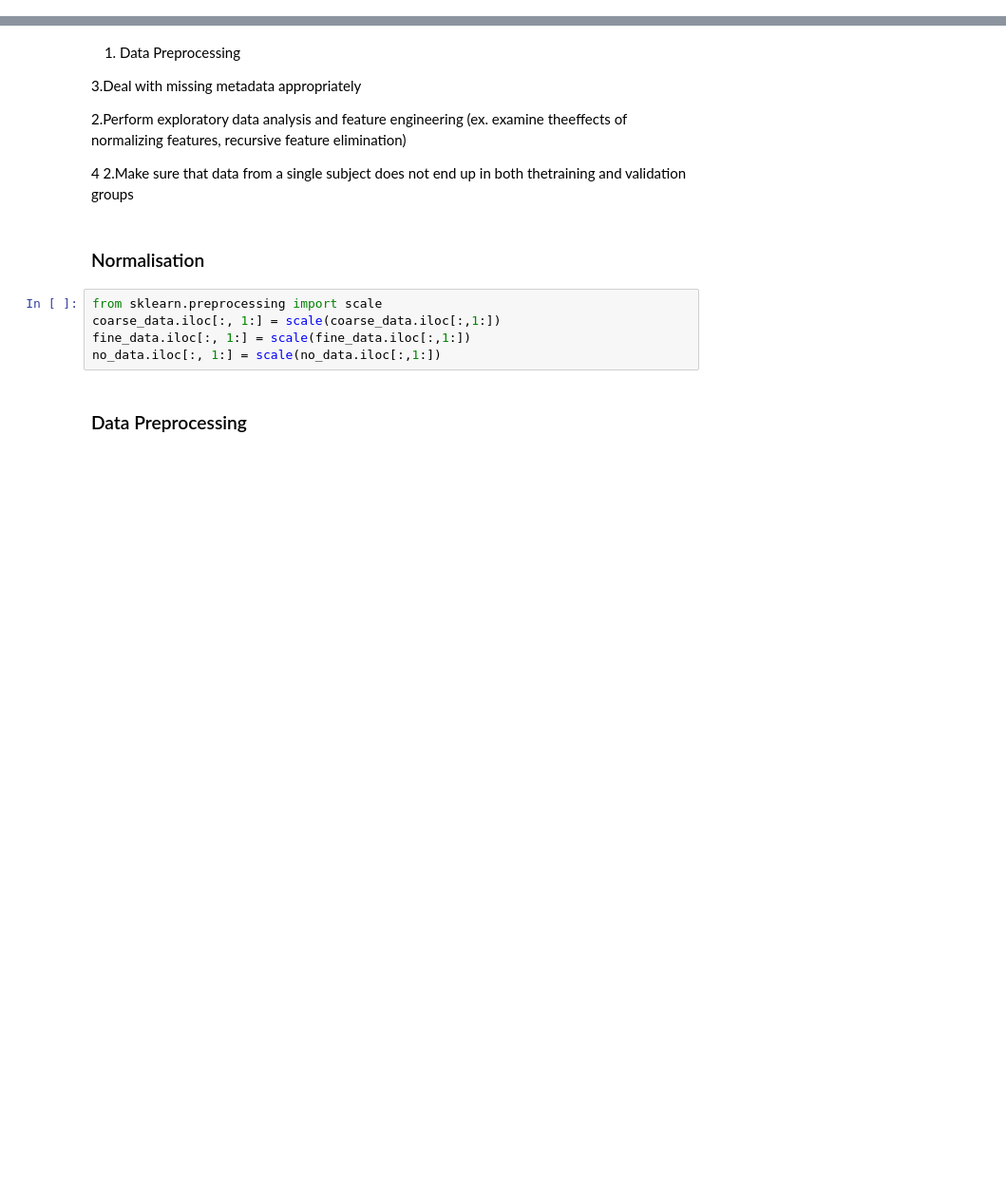
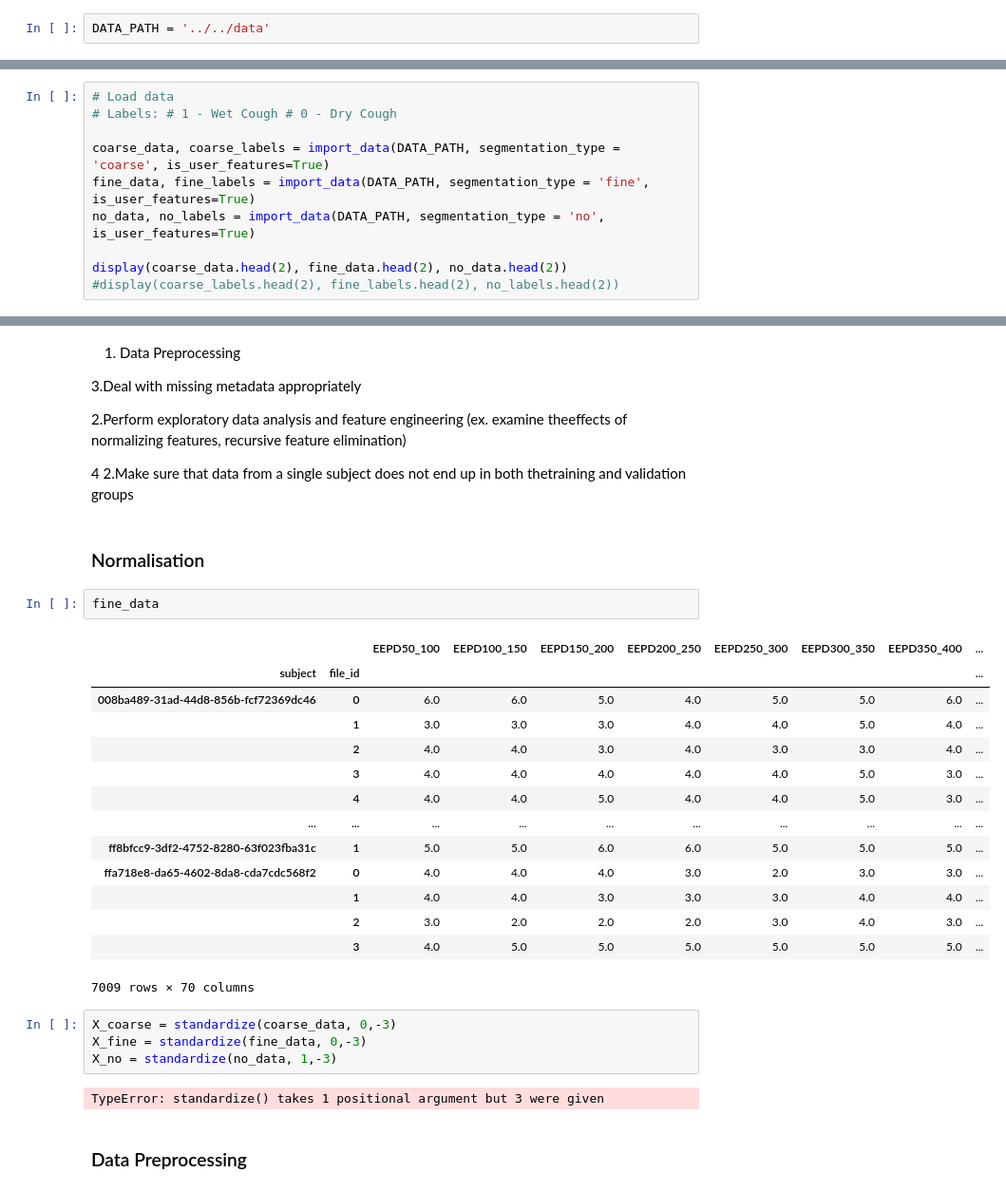
Before and after one commit to CS-433/cs-433-project-2-cough_classifier, a Jupyter notebook: src/notebooks/Data_Prep_and_Models_Project_2.ipynb, the cells around one changed output, grey strips where cells are left out. Shown at 95% size. Saved outputs shown, nothing was run; the diff lists cells and outputs as text; blank space fills up the shorter version.

Commit message:
integrated Xavis fct, changed standardize in preprocessing

```diff
--- a/src/notebooks/Data_Prep_and_Models_Project_2.ipynb
+++ b/src/notebooks/Data_Prep_and_Models_Project_2.ipynb
@@ -33,2 +35,4 @@ from sklearn.model_selection import StratifiedKFold
+# %%
+DATA_PATH = '../../data'
 # %% [markdown]
 ## Load Data
@@ -89,0 +39,10 @@ no_labels = pd.read_csv('./cough_data/train_data/labels_no_segmentation.csv').dr
+# %%
+# Load data
+# Labels: # 1 - Wet Cough # 0 - Dry Cough
+
+coarse_data, coarse_labels = import_data(DATA_PATH, segmentation_type = 'coarse', is_user_features=True)
+fine_data, fine_labels = import_data(DATA_PATH, segmentation_type = 'fine', is_user_features=True)
+no_data, no_labels = import_data(DATA_PATH, segmentation_type = 'no', is_user_features=True)
+
+display(coarse_data.head(2), fine_data.head(2), no_data.head(2))
+#display(coarse_labels.head(2), fine_labels.head(2), no_labels.head(2))
@@ -98,11 +72,29 @@ no_labels = pd.read_csv('./cough_data/train_data/labels_no_segmentation.csv').dr
 2.Make sure that data from a single subject does not end up in both thetraining and validation groups
 # %% [markdown]
 ### Normalisation
-# %%
-from sklearn.preprocessing import scale
-coarse_data.iloc[:, 1:] = scale(coarse_data.iloc[:,1:])
-fine_data.iloc[:, 1:] = scale(fine_data.iloc[:,1:])
-no_data.iloc[:, 1:] = scale(no_data.iloc[:,1:])
+# %%
+fine_data
+# %% [output]
+|  |  | EEPD50_100 | EEPD100_150 | EEPD150_200 | EEPD200_250 | EEPD250_300 | EEPD300_350 | EEPD350_400 | ... |
+| subject | file_id |  |  |  |  |  |  |  | ... |
+| 008ba489-31ad-44d8-856b-fcf72369dc46 | 0 | 6.0 | 6.0 | 5.0 | 4.0 | 5.0 | 5.0 | 6.0 | ... |
+|  | 1 | 3.0 | 3.0 | 3.0 | 4.0 | 4.0 | 5.0 | 4.0 | ... |
+|  | 2 | 4.0 | 4.0 | 3.0 | 4.0 | 3.0 | 3.0 | 4.0 | ... |
+|  | 3 | 4.0 | 4.0 | 4.0 | 4.0 | 4.0 | 5.0 | 3.0 | ... |
+|  | 4 | 4.0 | 4.0 | 5.0 | 4.0 | 4.0 | 5.0 | 3.0 | ... |
+| ... | ... | ... | ... | ... | ... | ... | ... | ... | ... |
+| ff8bfcc9-3df2-4752-8280-63f023fba31c | 1 | 5.0 | 5.0 | 6.0 | 6.0 | 5.0 | 5.0 | 5.0 | ... |
+| ffa718e8-da65-4602-8da8-cda7cdc568f2 | 0 | 4.0 | 4.0 | 4.0 | 3.0 | 2.0 | 3.0 | 3.0 | ... |
+|  | 1 | 4.0 | 4.0 | 3.0 | 3.0 | 3.0 | 4.0 | 4.0 | ... |
+|  | 2 | 3.0 | 2.0 | 2.0 | 2.0 | 3.0 | 4.0 | 3.0 | ... |
+|  | 3 | 4.0 | 5.0 | 5.0 | 5.0 | 5.0 | 5.0 | 5.0 | ... |
+7009 rows × 70 columns
+# %%
+X_coarse = standardize(coarse_data, 0,-3)
+X_fine = standardize(fine_data, 0,-3)
+X_no = standardize(no_data, 1,-3)
+# %% [output]
+TypeError: standardize() takes 1 positional argument but 3 were given
 # %% [markdown]
 ### Data Preprocessing
 # %% [markdown]
```
Also changed, not shown: parts of 20 cells of this notebook, 2 other files.
